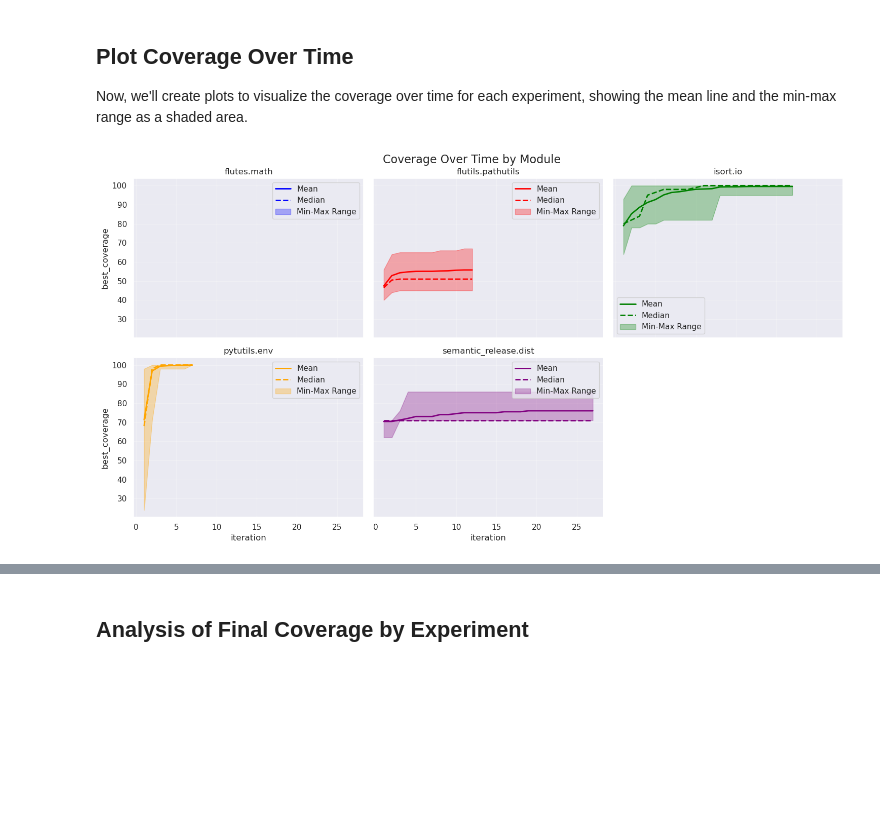
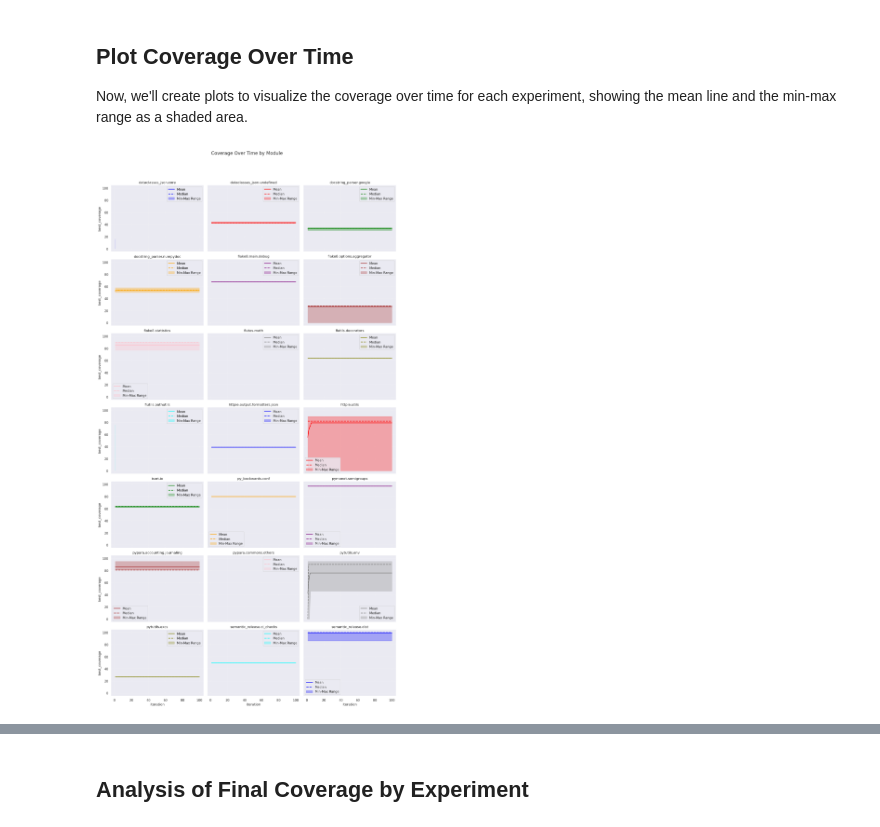
Before and after one commit to oskarkraak/noplateau, a Jupyter notebook: coverage_analysis.ipynb, the cells around one changed output, grey strips where cells are left out. Drawn from its saved outputs; the diff is of its cells as text; code cells hidden in the pictures; blank space fills up the shorter version.

Commit message:
Fix error when loading Pynguin experiment results in Jupyter notebook

```diff
--- a/coverage_analysis.ipynb
+++ b/coverage_analysis.ipynb
@@ -23,7 +23,7 @@ plt.rcParams['figure.figsize'] = [12, 8]
 ## Load and Explore Data
 # %%
 # Define the base directory path
-base_dir = 'data/coverup/scratch/experiment-results'
+base_dir = 'data/pynguin/scratch/experiment-results'
 
 # Get all coverage CSV files from the nested directory structure
 csv_files = []
@@ -469,7 +481,14 @@ axes = axes.flatten() if n_rows * n_cols > 1 else [axes]
 
 for i, module in enumerate(modules):
     ax = axes[i]
-    module_data = grouped[grouped['module'] == module]
+    module_data = grouped[grouped['module'] == module].copy()
+
+    # Convert columns to numeric for plotting
+    module_data[time_column] = pd.to_numeric(module_data[time_column], errors='coerce')
+    module_data['mean'] = pd.to_numeric(module_data['mean'], errors='coerce')
+    module_data['median'] = pd.to_numeric(module_data['median'], errors='coerce')
+    module_data['min'] = pd.to_numeric(module_data['min'], errors='coerce')
+    module_data['max'] = pd.to_numeric(module_data['max'], errors='coerce')
 
     # Plot mean line
     ax.plot(module_data[time_column], module_data['mean'],
@@ -486,34 +505,34 @@ for i, module in enumerate(modules):
 
     # Add shaded area for min-max range
     ax.fill_between(module_data[time_column],
                    module_data['min'],
                    module_data['max'],
                    color=colors[i % len(colors)],
                    alpha=0.3,
                    label='Min-Max Range')
 
     ax.set_title(f'{module}')
     ax.grid(True, alpha=0.3)
     ax.legend()
 
     if i % n_cols == 0:
         ax.set_ylabel(coverage_column)
     if i >= (n_rows - 1) * n_cols:
         ax.set_xlabel(time_column)
 
 # Hide unused subplots
 for j in range(i + 1, len(axes)):
     axes[j].set_visible(False)
 
 plt.suptitle('Coverage Over Time by Module', fontsize=16)
 plt.tight_layout()
 plt.subplots_adjust(top=0.92)
 
 os.makedirs('figures', exist_ok=True)
 plt.savefig('figures/coverage_over_time_by_module.png', dpi=300)
 plt.show()
 # %% [output]
-[figure, old version]
+[figure, new version]
 # %%
 # Plot all individual runs for each module in one graph
 
```
Also changed, not shown: parts of 8 cells of this notebook.
